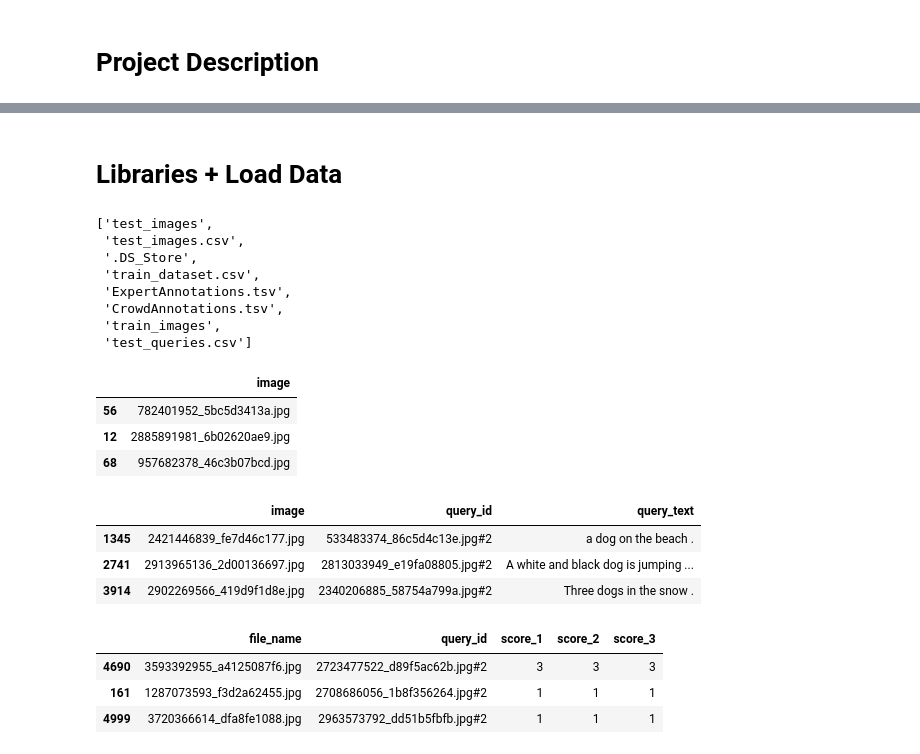
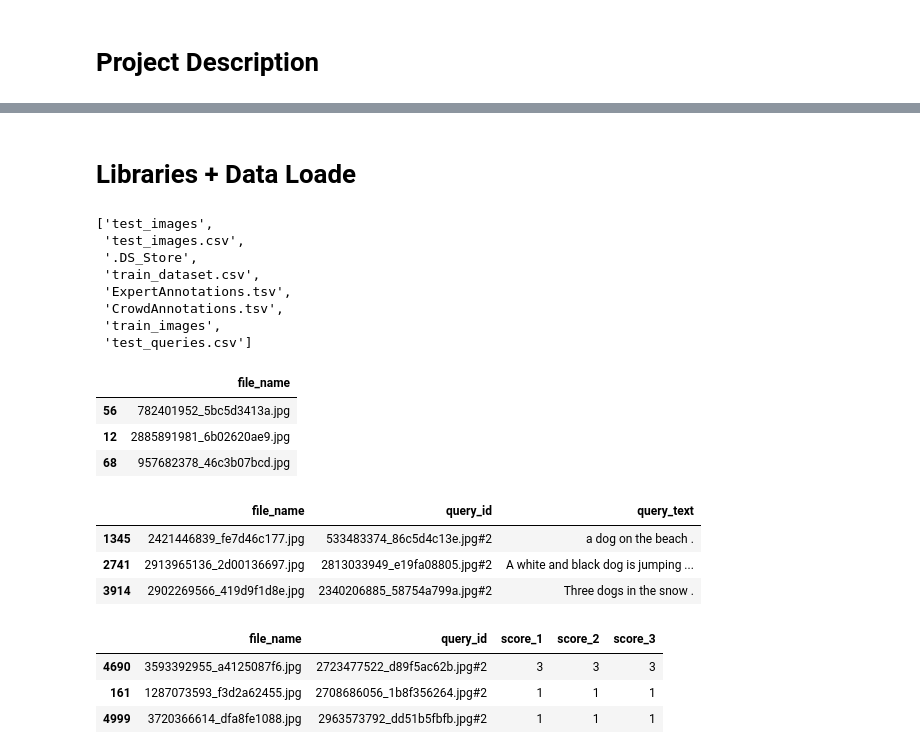
Before and after one commit to vzwork/deep_image_search, a Jupyter notebook: project_en.ipynb, the cells around one changed output, grey strips where cells are left out. Cells and saved outputs as stored; diff of their text form; code cells hidden in the pictures.

```diff
--- a/project_en.ipynb
+++ b/project_en.ipynb
@@ -22,5 +36,5 @@ Finally we will build a NN which will predict weather two vectorized text is mat
 # %% [markdown]
-# Libraries + Load Data
+# Libraries + Data Loade
 # %%
 import os
 import random
@@ -56,17 +84,19 @@ os.listdir('./datasets')
  'test_queries.csv']
 # %%
 test_images = pd.read_csv('./datasets/test_images.csv')
+test_images = test_images.rename(columns={'image':'file_name'})
 test_images.sample(3)
 # %% [output]
-|  | image |
+|  | file_name |
 | 56 | 782401952_5bc5d3413a.jpg |
 | 12 | 2885891981_6b02620ae9.jpg |
 | 68 | 957682378_46c3b07bcd.jpg |
 # %%
 train_dataset = pd.read_csv('./datasets/train_dataset.csv')
+train_dataset = train_dataset.rename(columns={'image':'file_name'})
 train_dataset.sample(3)
 # %% [output]
-|  | image | query_id | query_text |
+|  | file_name | query_id | query_text |
 | 1345 | 2421446839_fe7d46c177.jpg | 533483374_86c5d4c13e.jpg#2 | a dog on the beach . |
 | 2741 | 2913965136_2d00136697.jpg | 2813033949_e19fa08805.jpg#2 | A white and black dog is jumping ... |
 | 3914 | 2902269566_419d9f1d8e.jpg | 2340206885_58754a799a.jpg#2 | Three dogs in the snow . |
```
Also changed, not shown: parts of 123 cells of this notebook, 1 other file.
